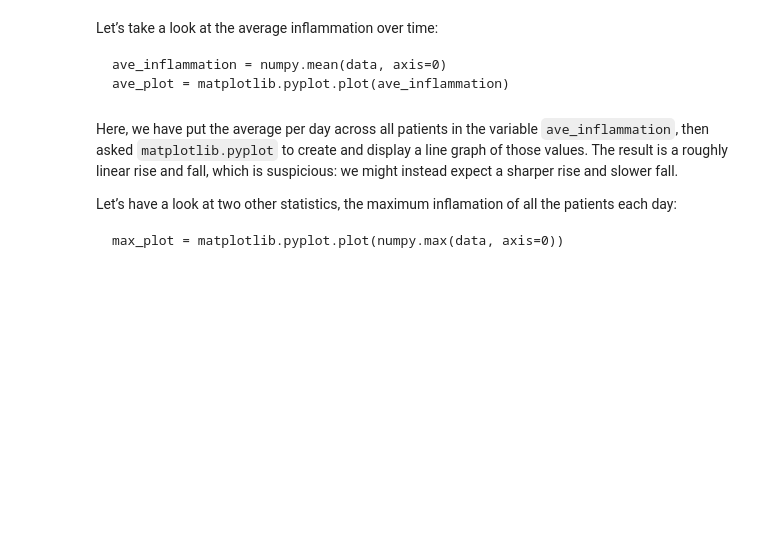
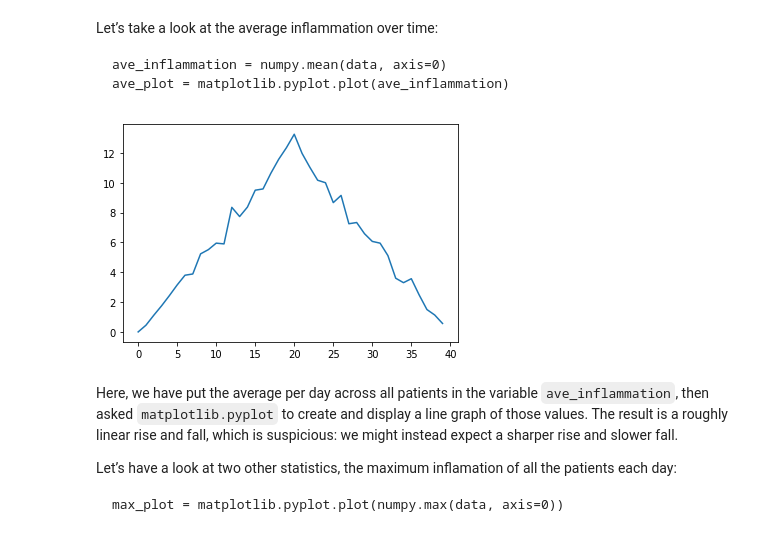
Before and after one commit to amytims/2019-07-24-intro-to-python-workshop, a Jupyter notebook: lessons/python/ep1-introduction.ipynb, the cells around one changed output. Saved outputs shown, nothing was run; the diff lists cells and outputs as text; code cells hidden in the pictures; blank space fills up the shorter version.

````diff
--- a/lessons/python/ep1-introduction.ipynb
+++ b/lessons/python/ep1-introduction.ipynb
@@ -720,6 +724,11 @@ Let’s take a look at the average inflammation over time:
 ave_inflammation = numpy.mean(data, axis=0)
 ave_plot = matplotlib.pyplot.plot(ave_inflammation)
 ```
+# %%
+ave_inflammation = numpy.mean(data,axis=0) #average inflammation each day
+ave_ploy = matplotlib.pyplot.plot(ave_inflammation)
+# %% [output]
+[figure, added]
 # %% [markdown]
 Here, we have put the average per day across all patients in the variable `ave_inflammation`, then asked `matplotlib.pyplot` to create and display a line graph of those values. The result is a roughly linear rise and fall, which is suspicious: we might instead expect a sharper rise and slower fall.
 
````
Also changed, not shown: parts of 35 cells of this notebook.
